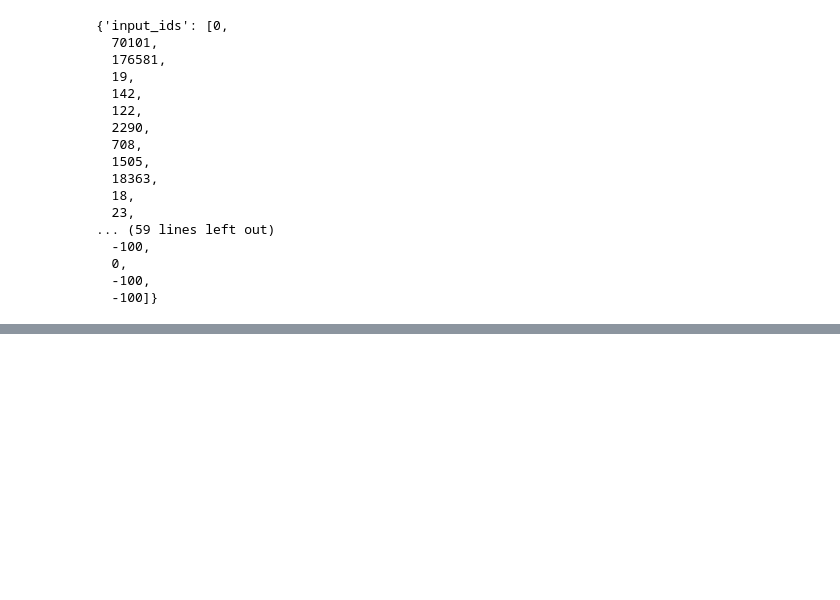
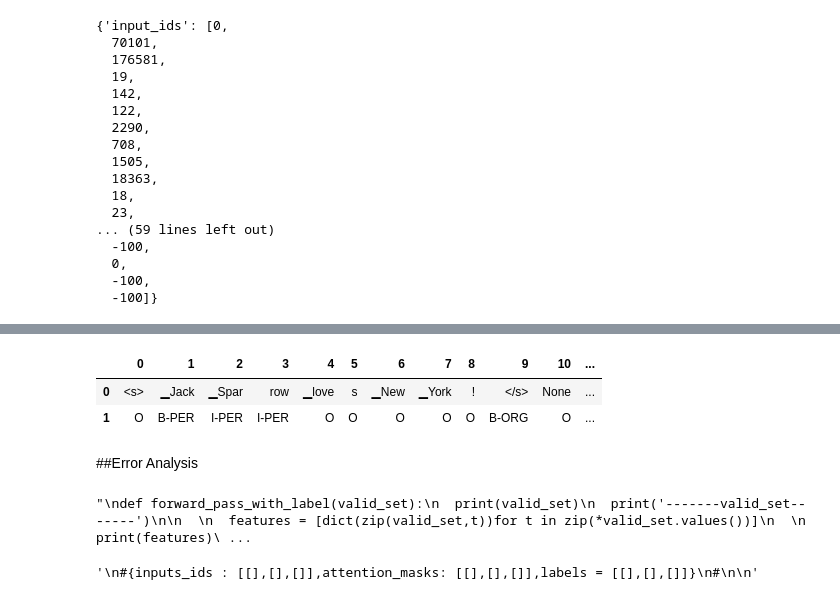
Before and after one commit to chinmay002/NLP, a Jupyter notebook: Chapter_4_NER.ipynb, the cells around one changed output, grey strips where cells are left out. Saved outputs shown, nothing was run; the diff lists cells and outputs as text; code cells hidden in the pictures; blank space fills up the shorter version.

```diff
--- a/Chapter_4_NER.ipynb
+++ b/Chapter_4_NER.ipynb
@@ -431,8 +386,7 @@ pd.DataFrame([tokens,word_ids,label_ids,labels],index=index)
 # %%
 #for a complete data
 def tokenize_and_align_labels(examples):
-  tokenized_inputs = xlmr_tokenizer(examples["tokens"], truncation=True,
-  is_split_into_words=True)
+  tokenized_inputs = xlmr_tokenizer(examples["tokens"], truncation=True,is_split_into_words=True)
   labels = []
   for idx, label in enumerate(examples["ner_tags"]):
     word_ids = tokenized_inputs.word_ids(batch_index=idx)
@@ -544,0 +513,9 @@ trainer.train()
+# %%
+text_de = "Jeff Dean ist ein Informatiker bei Google in Kalifornien"
+tag_text(text_de, tags, trainer.model, xlmr_tokenizer)
+# %% [output]
+|  | 0 | 1 | 2 | 3 | 4 | 5 | 6 | 7 | 8 | 9 | 10 | ... |
+| 0 | <s> | ▁Jack | ▁Spar | row | ▁love | s | ▁New | ▁York | ! | </s> | None | ... |
+| 1 | O | B-PER | I-PER | I-PER | O | O | O | O | O | B-ORG | O | ... |
+# %% [markdown]
+##Error Analysis
@@ -544,0 +529,33 @@ trainer.train()
+# %%
+'''
+def forward_pass_with_label(valid_set):
+  print(valid_set)
+  print('-------valid_set-------')
+
+
+  features = [dict(zip(valid_set,t))for t in zip(*valid_set.values())]
+
+  print(features)
+  print('-----------------batch---------------')
+
+  print(t)
+  print('------------------t-----------------')
+
+
+  print()
+  '''
+# %% [output]
+"\ndef forward_pass_with_label(valid_set):\n  print(valid_set)\n  print('-------valid_set-------')\n\n  \n  features = [dict(zip(valid_set,t))for t in zip(*valid_set.values())]\n  \n  print(features)\ ...
+# %%
+'''
+#{inputs_ids : [[],[],[]],attention_masks: [[],[],[]],labels = [[],[],[]]}
+#
+
+'''
+
+
+
+#valid_set = panx_de_encoded['validation'][0:2]
+#forward_pass_with_label(valid_set)
+# %% [output]
+'\n#{inputs_ids : [[],[],[]],attention_masks: [[],[],[]],labels = [[],[],[]]}\n#\n\n'
```
Also changed, not shown: parts of 34 cells of this notebook.
